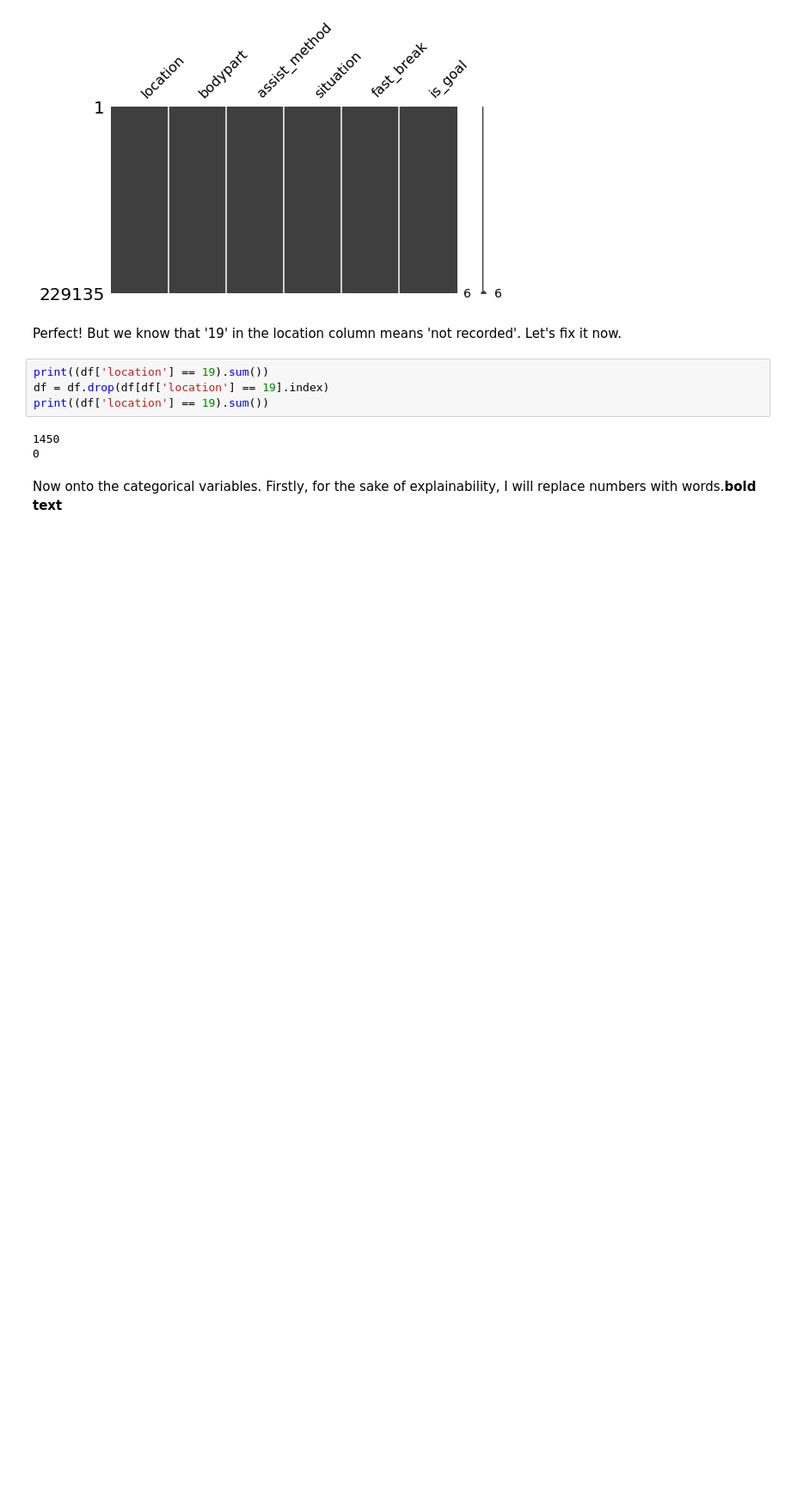
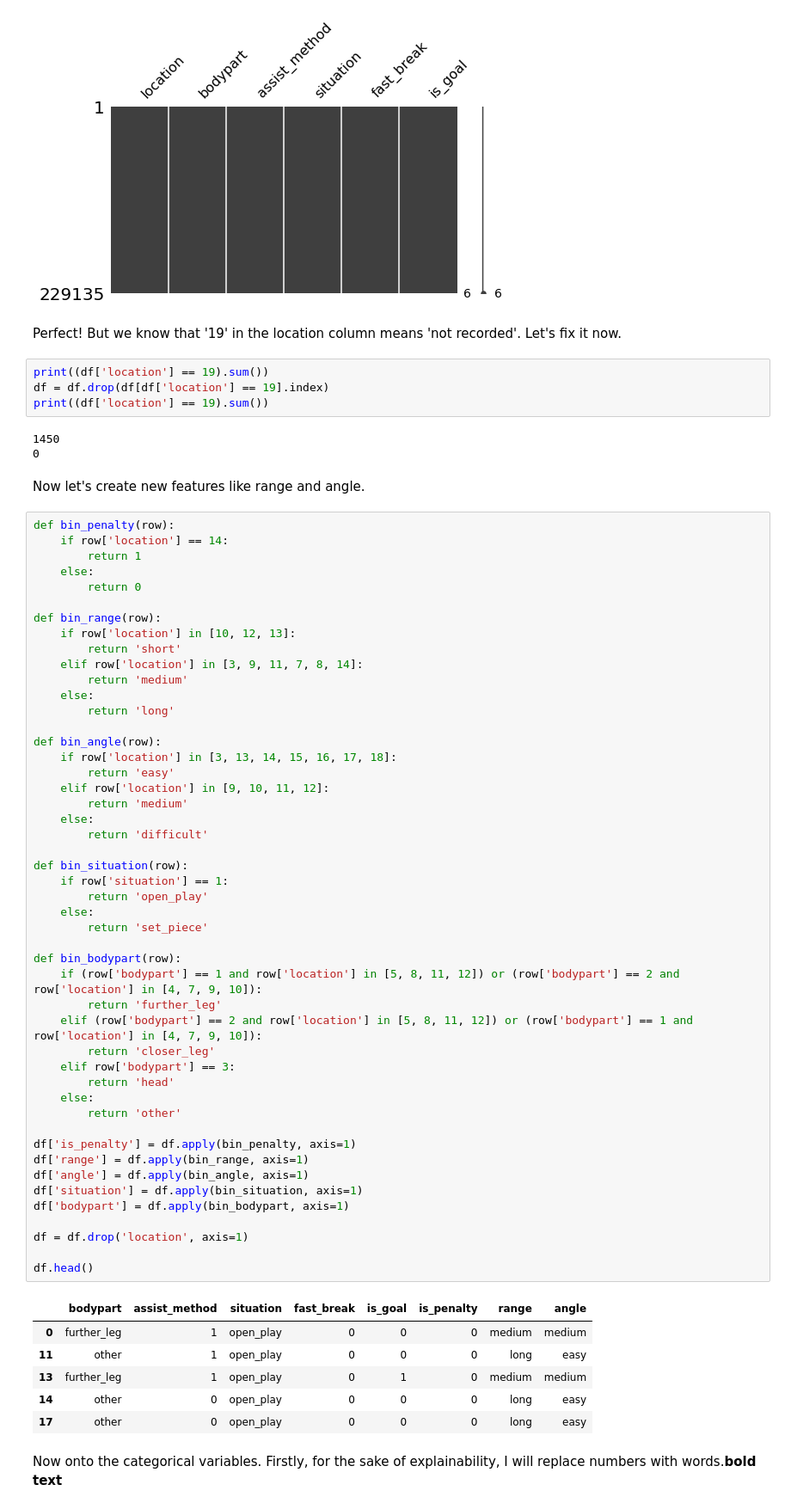
Before and after one commit to suchy1713/expected_goals, a Jupyter notebook: preprocessing.ipynb, the cells around one changed output. Shown at 86% size. Cells and saved outputs as stored; diff of their text form; blank space fills up the shorter version.

```diff
--- a/preprocessing.ipynb
+++ b/preprocessing.ipynb
@@ -40,5 +42,62 @@ print((df['location'] == 19).sum())
 # %% [output]
 1450
 0
+# %% [markdown]
+Now let's create new features like range and angle.
+# %%
+def bin_penalty(row):
+    if row['location'] == 14:
+        return 1
+    else:
+        return 0
+
+def bin_range(row):
+    if row['location'] in [10, 12, 13]:
+        return 'short'
+    elif row['location'] in [3, 9, 11, 7, 8, 14]:
+        return 'medium'
+    else:
+        return 'long'
+
+def bin_angle(row):
+    if row['location'] in [3, 13, 14, 15, 16, 17, 18]:
+        return 'easy'
+    elif row['location'] in [9, 10, 11, 12]:
+        return 'medium'
+    else:
+        return 'difficult'
+
+def bin_situation(row):
+    if row['situation'] == 1:
+        return 'open_play'
+    else:
+        return 'set_piece'
+
+def bin_bodypart(row):
+    if (row['bodypart'] == 1 and row['location'] in [5, 8, 11, 12]) or (row['bodypart'] == 2 and row['location'] in [4, 7, 9, 10]):
+        return 'further_leg'
+    elif (row['bodypart'] == 2 and row['location'] in [5, 8, 11, 12]) or (row['bodypart'] == 1 and row['location'] in [4, 7, 9, 10]):
+        return 'closer_leg'
+    elif row['bodypart'] == 3:
+        return 'head'
+    else:
+        return 'other'
+
+df['is_penalty'] = df.apply(bin_penalty, axis=1)
+df['range'] = df.apply(bin_range, axis=1)
+df['angle'] = df.apply(bin_angle, axis=1)
+df['situation'] = df.apply(bin_situation, axis=1)
+df['bodypart'] = df.apply(bin_bodypart, axis=1)
+
+df = df.drop('location', axis=1)
+
+df.head()
+# %% [output]
+|  | bodypart | assist_method | situation | fast_break | is_goal | is_penalty | range | angle |
+| 0 | further_leg | 1 | open_play | 0 | 0 | 0 | medium | medium |
+| 11 | other | 1 | open_play | 0 | 0 | 0 | long | easy |
+| 13 | further_leg | 1 | open_play | 0 | 1 | 0 | medium | medium |
+| 14 | other | 0 | open_play | 0 | 0 | 0 | long | easy |
+| 17 | other | 0 | open_play | 0 | 0 | 0 | long | easy |
 # %% [markdown]
 Now onto the categorical variables. Firstly, for the sake of explainability, I will replace numbers with words.**bold text**
```
Also changed, not shown: parts of 7 cells of this notebook.
